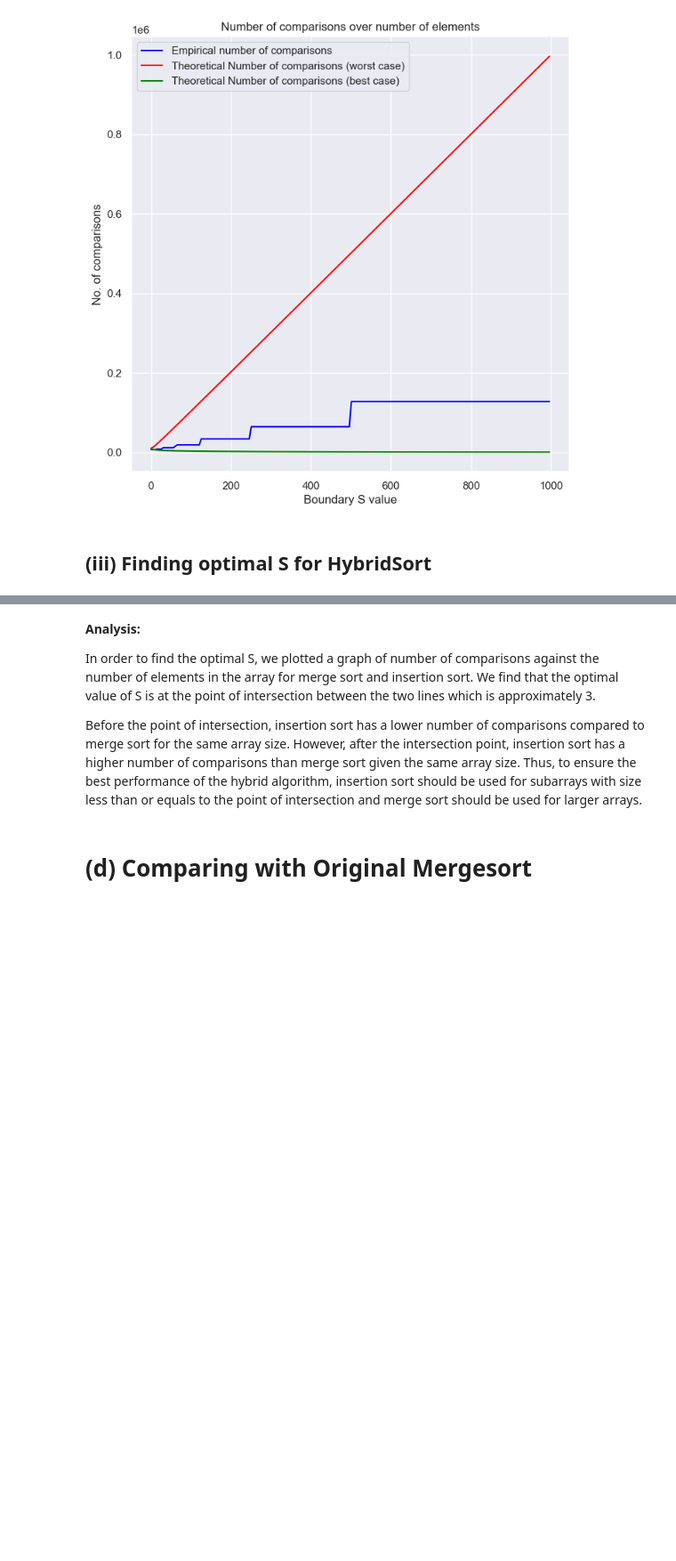
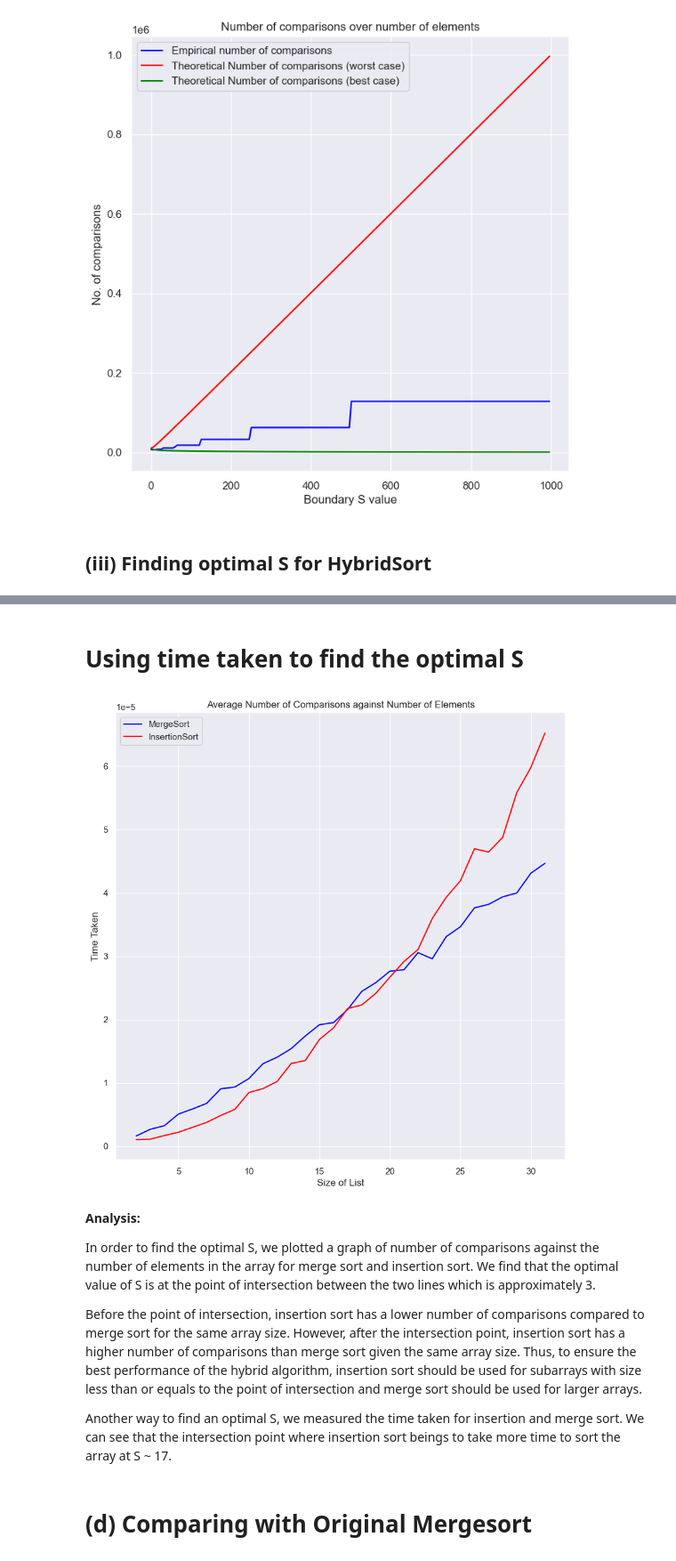
Before and after one commit to nickleezx/SC2001-Lab-Projects, a Jupyter notebook: Lab 1/Hybridsort.ipynb, the cells around one changed output, grey strips where cells are left out. Shown at 89% size. Cells and saved outputs as stored; diff of their text form; code cells hidden in the pictures; blank space fills up the shorter version.

Commit message:
Added time comparison analysis
Other that using number of comparisons as the benchmark to find optimal S, measurement of time is also added to find optimal S

```diff
--- a/Lab 1/Hybridsort.ipynb
+++ b/Lab 1/Hybridsort.ipynb
@@ -438,9 +438,88 @@ plt.show()
+# %% [markdown]
+# Using time taken to find the optimal S
+# %%
+import time
+
+def measure_time(arr):
+    start_time = time.time()
+    insertionSort(arr, 0, len(arr)-1)
+    end_time = time.time()
+    return end_time - start_time
+
+def measure_merge_time(arr):
+    start_time = time.time()
+    mergeSort(arr, 0, len(arr)-1,0)
+    end_time = time.time()
+    return end_time - start_time
+# %%
+x_insert=[]
+y_insert=[]
+
+x_merge=[]
+y_merge=[]
+
+avgRunTime = 50_000
+
+numOfDatasets = 30
+
+insertionSum = [0.0] * numOfDatasets
+mergeSum = [0.0] * numOfDatasets
+
+
+for i in range(avgRunTime):
+    random_datasets = generate_random_datasets(numOfDatasets, 2, 100_000, 1)
+    keyList = list(random_datasets.keys())
+    for j in range(numOfDatasets):
+        #print(random_datasets[keyList[j]])
+        #print(keyList[j])
+        mergeSum[j] += measure_merge_time(random_datasets[keyList[j]].copy())
+        insertionSum[j] += measure_time(random_datasets[keyList[j]].copy())
+
+j=0
+for i in keyList:
+    #print(i)
+    x_insert.append(i)
+    x_merge.append(i)
+    y_insert.append((float)(insertionSum[j] / avgRunTime))
+    y_merge.append((float)(mergeSum[j]/avgRunTime))
+    j+=1
+
+
+# Create a figure and axis
+plt.figure(figsize=(10,10))
+
+# Plot the data
+
+plt.plot(x_merge, y_merge, linestyle='-', color='blue', label='MergeSort')
+
+# Plot theoretical
+plt.plot(x_insert, y_insert, linestyle='-', color='red', label='InsertionSort')
+
+
+# Adding title and labels
+plt.title('Average Number of Comparisons against Number of Elements')
+plt.xlabel('Size of List')
+plt.ylabel('Time Taken')
+
+
+# Show grid
+plt.grid(True)
+
+# Add a legend
+plt.legend()
+
+# Display the plot
+plt.show()
+# %% [output]
+[figure, added]
 # %% [markdown]
 **Analysis:**
 
 In order to find the optimal S, we plotted a graph of number of comparisons against the number of elements in the array for merge sort and insertion sort. We find that the optimal value of S is at the point of intersection between the two lines which is approximately 3.
 
 Before the point of intersection, insertion sort has a lower number of comparisons compared to merge sort for the same array size. However, after the intersection point, insertion sort has a higher number of comparisons than merge sort given the same array size. Thus, to ensure the best performance of the hybrid algorithm, insertion sort should be used for subarrays with size less than or equals to the point of intersection and merge sort should be used for larger arrays.
+
+Another way to find an optimal S, we measured the time taken for insertion and merge sort. We can see that the intersection point where insertion sort beings to take more time to sort the array at S ~ 17.
 # %% [markdown]
 # (d) Comparing with Original Mergesort
 # %%
```
Also changed, not shown: parts of 6 cells of this notebook.
